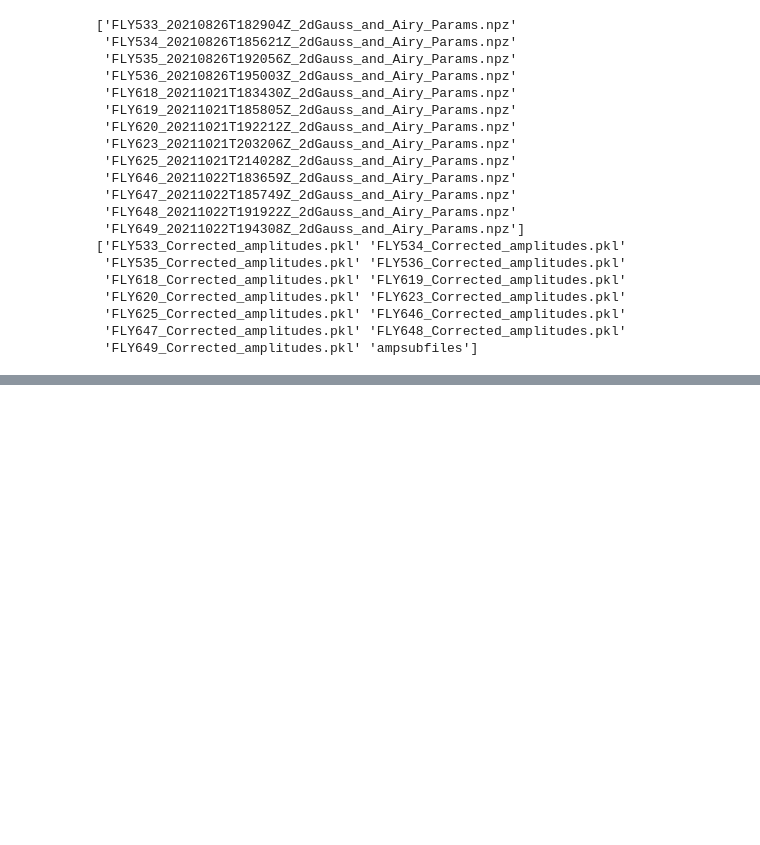
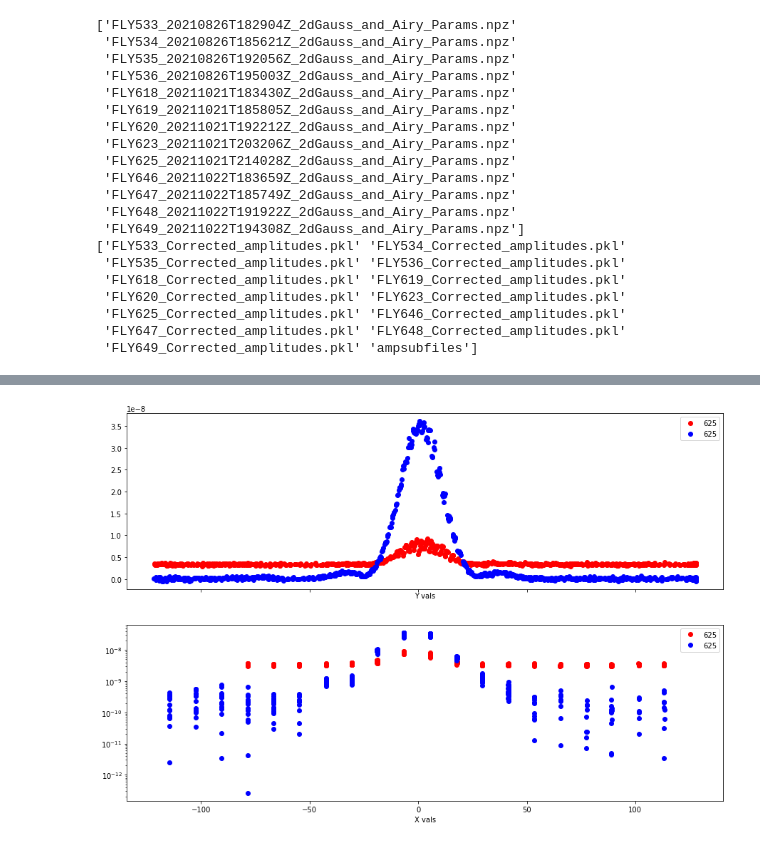
Before and after one commit to WrightLaboratory/newburghlabdrone, a Jupyter notebook: analysis/LBN_Background_Investigation.ipynb, the cells around one changed output, grey strips where cells are left out. Cells and saved outputs as stored; diff of their text form; code cells hidden in the pictures; blank space fills up the shorter version.

```diff
--- a/analysis/LBN_Background_Investigation.ipynb
+++ b/analysis/LBN_Background_Investigation.ipynb
@@ -82,7 +82,7 @@ def get_slice(beam,Z,val, sliceOrientation='h'):
 
 
 def get_slice_xy(xes,yes,val,ax='x'):
-    tol = 2
+    tol = 7#2
     if ax=='x':
         col = np.where((xes < val+tol) & (xes > val-tol))[0]
     if ax=='y':
@@ -337,57 +206,71 @@ plt.show()
 # %%
-# Read in concats, optionally apply various normalizations (Gaussian, none)
-
-fly = '618'
+fly = '625'
 pol, pols, cpols, attn, fi = get_flightinfo(fly)
 print(fly,pol,pols,cpols, attn)
+chind = pols[0]
 
+
+#with open(glob.glob(pckldir+'*'+fly+'*')[0], 'rb') as pfile:
+#    print(pfile)
+#    concattest618=pickle.load(pfile)
+#GNORM = concattest618.G_popt[chind,find,0]
+GNORM = 1.0
 
 with open(glob.glob(pckldir+'*'+fly+'*')[0], 'rb') as pfile:
     print(pfile)
-    concattest618=pickle.load(pfile)
-GNORM = concattest618.G_popt[chind,find,0]
-#GNORM = 1.0
-
-fig,axs = plt.subplots(4, 1, sharex=True,figsize=(15,10),squeeze=True)
-
-for fly in Npolflights:
-
-    pol, pols, cpols, attn, fi = get_flightinfo(fly)
-    print(fly,pol,pols,cpols, attn)
-
-    with open(glob.glob(pckldir+'*'+fly+'*')[0], 'rb') as pfile:
-        print(pfile)
-        concattest618=pickle.load(pfile)
-    t_cut_618=concattest618.inds_on
-    t_cut_618_off = concattest618.inds_off
+    concattest618_bg=pickle.load(pfile)
+t_cut_618=concattest618.inds_on
+t_cut_618_off = concattest618.inds_off
 
 
-    ## Let's start by checking regular co-pol normalization - N pol:
+## Background data:
 
-    chind=pols[0]
-    print(concattest618.G_popt[chind,find,:])
+chind=pols[0]
+print(concattest618.G_popt[chind,find,:])
 
-    x = concattest618.drone_xyz_per_dish_interp[chind,t_cut_618,0]
-    y = concattest618.drone_xyz_per_dish_interp[chind,t_cut_618,1]
-    z = concattest618.V_bg[t_cut_618,find,chind]/GNORM
-    z_off = concattest618.V_bg[t_cut_618_off,find,chind]
+x = concattest618_bg.drone_xyz_per_dish_interp[chind,t_cut_618,0]
+y = concattest618_bg.drone_xyz_per_dish_interp[chind,t_cut_618,1]
+z = concattest618_bg.V_bg[t_cut_618,find,chind]/GNORM
 
-    ixd = get_slice_xy(x,y,0.0,ax='x') # grabbed x slice
-    axs[0].semilogy(y[ixd],z_off[ixd],marker='o',linestyle='None',label=fly)
-    ixd = get_slice_xy(x,y,0.0,ax='y') # grabbed x slice
-    axs[1].semilogy(x[ixd],z_off[ixd],marker='o',linestyle='None',label=fly)
+fig,axs = plt.subplots(2, 1, sharex=True,figsize=(15,10),squeeze=True)
 
-    ixd = get_slice_xy(x,y,0.0,ax='x') # grabbed x slice
-    axs[2].semilogy(y[ixd],z[ixd],marker='o',linestyle='None',label=fly)
-    ixd = get_slice_xy(x,y,0.0,ax='y') # grabbed x slice
-    axs[3].semilogy(x[ixd],z[ixd],marker='o',linestyle='None',label=fly)
+ixd = get_slice_xy(x,y,0.0,ax='x') # grabbed x slice
+axs[0].plot(y[ixd],z[ixd],marker='o',linestyle='None',label=fly,color='red')
+ixd = get_slice_xy(x,y,0.0,ax='y') # grabbed x slice
+axs[1].semilogy(x[ixd],z[ixd],marker='o',linestyle='None',label=fly,color='red')
+
+
+# regular on data
+with open(glob.glob('/hirax/GBO_Analysis_Outputs/flight_pickles/'+'*'+fly+'*')[0], 'rb') as pfile:
+    print(pfile)
+    concattest618=pickle.load(pfile)
+t_cut_618=concattest618.inds_on
+t_cut_618_off = concattest618.inds_off
+
+#/hirax/GBO_Analysis_Outputs/flight_pickles/
+
+
+## Let's start by checking regular co-pol normalization - N pol:
+
+chind=pols[0]
+print(concattest618.G_popt[chind,find,:])
+
+x = concattest618.drone_xyz_per_dish_interp[chind,t_cut_618,0]
+y = concattest618.drone_xyz_per_dish_interp[chind,t_cut_618,1]
+z = concattest618.V_bgsub[t_cut_618,find,chind]/GNORM
+
+ixd = get_slice_xy(x,y,0.0,ax='x') # grabbed x slice
+axs[0].plot(y[ixd],z[ixd],marker='o',linestyle='None',label=fly,color='blue')
+ixd = get_slice_xy(x,y,0.0,ax='y') # grabbed x slice
+axs[1].semilogy(x[ixd],z[ixd],marker='o',linestyle='None',label=fly,color='blue')
+
+
+
+
 axs[0].legend()
 axs[1].legend()
 axs[0].set_xlabel('Y vals')
 axs[1].set_xlabel('X vals')
-axs[2].legend()
-axs[3].legend()
-axs[2].set_xlabel('Y vals')
-axs[3].set_xlabel('X vals')
-axs[0].set_xlim(-40,40)
+#axs[0].set_xlim(-40,40)
 plt.show()
+# %% [output]
@@ -393,0 +284 @@ plt.show()
+[figure, added]
```
Also changed, not shown: parts of 17 cells of this notebook.
